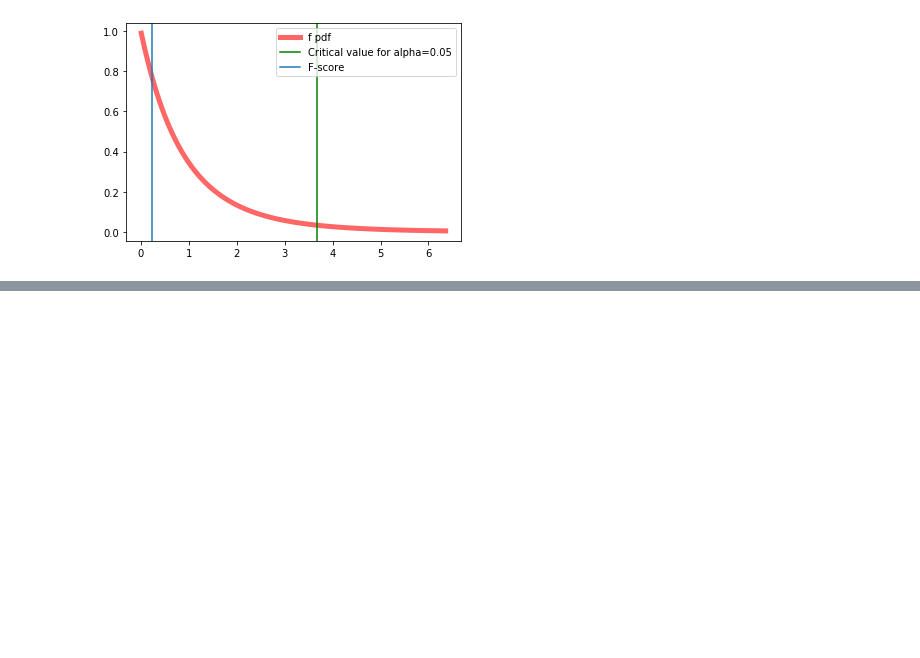
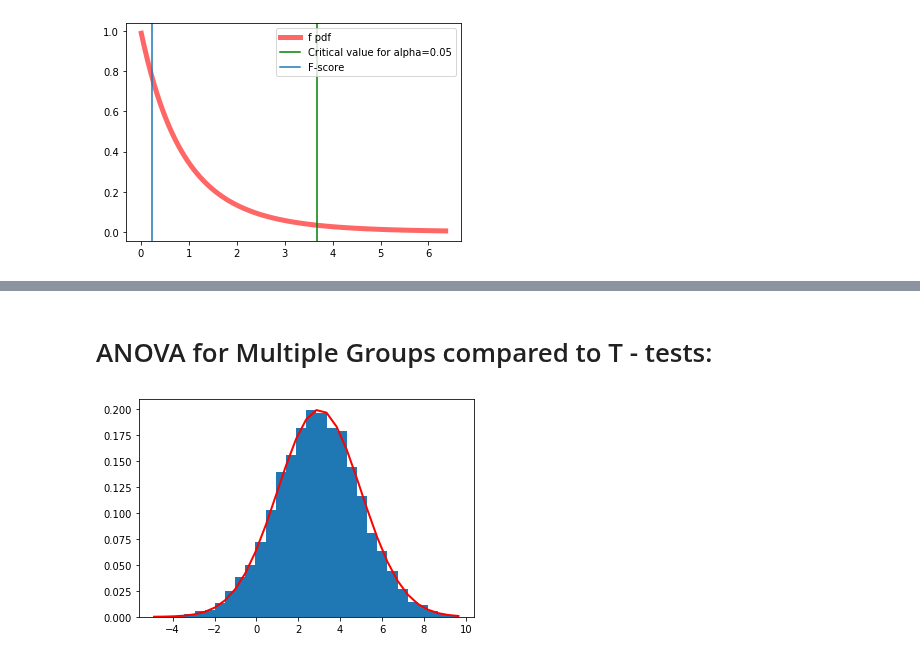
Before and after one commit to ragalaa/Directory, a Jupyter notebook: Statistics_Anova_Test(F_score).ipynb, the cells around one changed output, grey strips where cells are left out. Cells and saved outputs as stored; diff of their text form; code cells hidden in the pictures; blank space fills up the shorter version.

```diff
--- a/Statistics_Anova_Test(F_score).ipynb
+++ b/Statistics_Anova_Test(F_score).ipynb
@@ -153,0 +316,19 @@ We can conclude (with an error of 5%, or alternatively, with a confidence of 95%
+# %% [markdown]
+# ANOVA for Multiple Groups compared to T - tests:
+# %%
+##As you can see, I manually generated normally distributed data, with mean=3 and standard deviation=2.
+## Now, the idea is extracting a sample from this population and checking whether it was actually extracted from a population with mean=3.
+
+import numpy as np
+
+## mean 3 and SD = 2
+mu, sigma = 3, 2
+s = np.random.normal(mu, sigma, 10000)
+
+
+import matplotlib.pyplot as plt
+count, bins, ignored = plt.hist(s, 30, density=True)
+plt.plot(bins, 1/(sigma * np.sqrt(2 * np.pi)) *np.exp( - (bins - mu)**2 / (2 * sigma**2) ),linewidth=2, color='r')
+plt.show()
+# %% [output]
+[figure, added]
```
Also changed, not shown: parts of 32 cells of this notebook.
